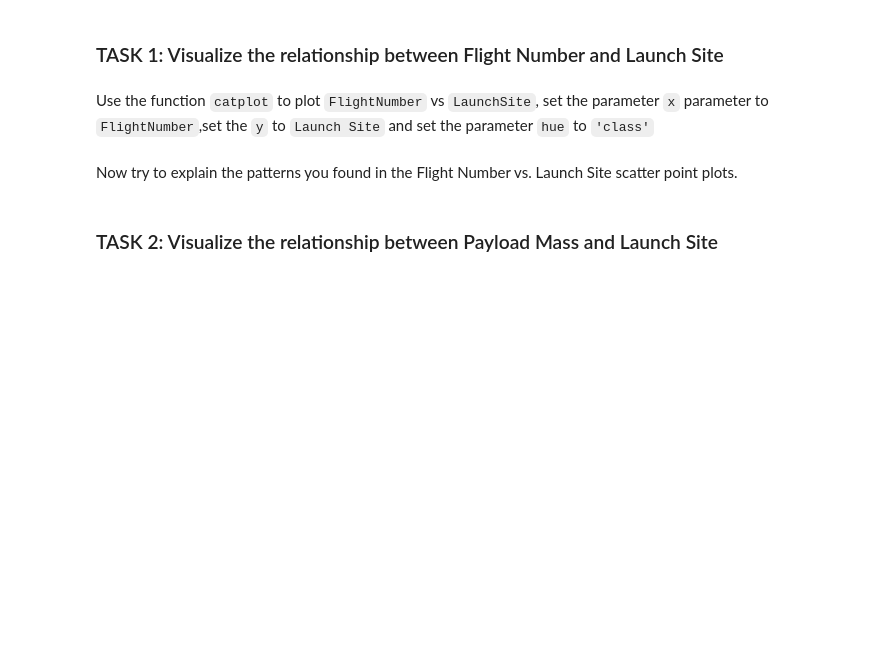
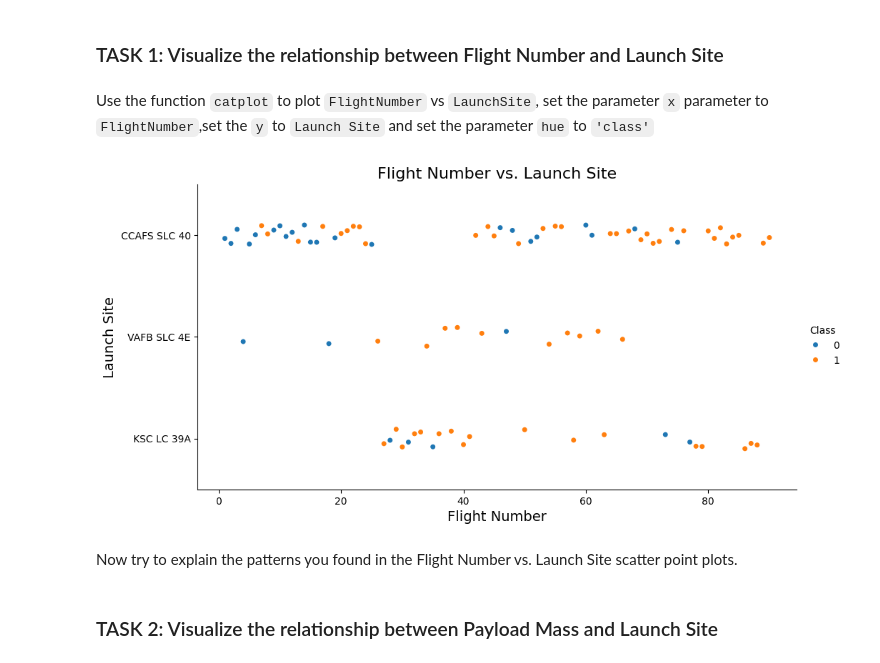
Before and after one commit to tsmith5280/IBM-Certificate-Focus, a Jupyter notebook: My-Own_Jupyter_Notebooks/Tesla_Final_project/EDA_Visualization-5.ipynb, the cells around one changed output. Drawn from its saved outputs; the diff is of its cells as text; code cells hidden in the pictures; blank space fills up the shorter version.

Commit message:
Updates
Jupyter_notebooks updates for IBM Data science certificate final presentation project

```diff
--- a/My-Own_Jupyter_Notebooks/Tesla_Final_project/EDA_Visualization-5.ipynb
+++ b/My-Own_Jupyter_Notebooks/Tesla_Final_project/EDA_Visualization-5.ipynb
@@ -56,11 +96,14 @@ import seaborn as sns
 # %% [markdown]
 First, let's read the SpaceX dataset into a Pandas dataframe and print its summary
 # %%
-from js import fetch
+import pandas as pd
+import requests
 import io
 
 URL = "https://cf-courses-data.s3.us.cloud-object-storage.appdomain.cloud/IBM-DS0321EN-SkillsNetwork/datasets/dataset_part_2.csv"
-resp = await fetch(URL)
-dataset_part_2_csv = io.BytesIO((await resp.arrayBuffer()).to_py())
-df=pd.read_csv(dataset_part_2_csv)
+
+response = requests.get(URL)
+dataset_part_2_csv = io.BytesIO(response.content)
+
+df = pd.read_csv(dataset_part_2_csv)
 df.head(5)
@@ -84,3 +134,22 @@ Use the function <code>catplot</code> to plot <code>FlightNumber</code> vs <code
+# %%
+import seaborn as sns
+import matplotlib.pyplot as plt
+
+sns.catplot(
+    y="LaunchSite",
+    x="FlightNumber",
+    hue="Class",
+    data=df,
+    aspect=2,
+    height=5
+)
+
+plt.xlabel("Flight Number", fontsize=14)
+plt.ylabel("Launch Site", fontsize=14)
+plt.title("Flight Number vs. Launch Site", fontsize=16)
+plt.show()
+# %% [output]
+[figure, added]
 # %% [markdown]
 Now try to explain the patterns you found in the Flight Number vs. Launch Site scatter point plots.
 # %% [markdown]
```
Also changed, not shown: parts of 17 cells of this notebook, 2 other files.
